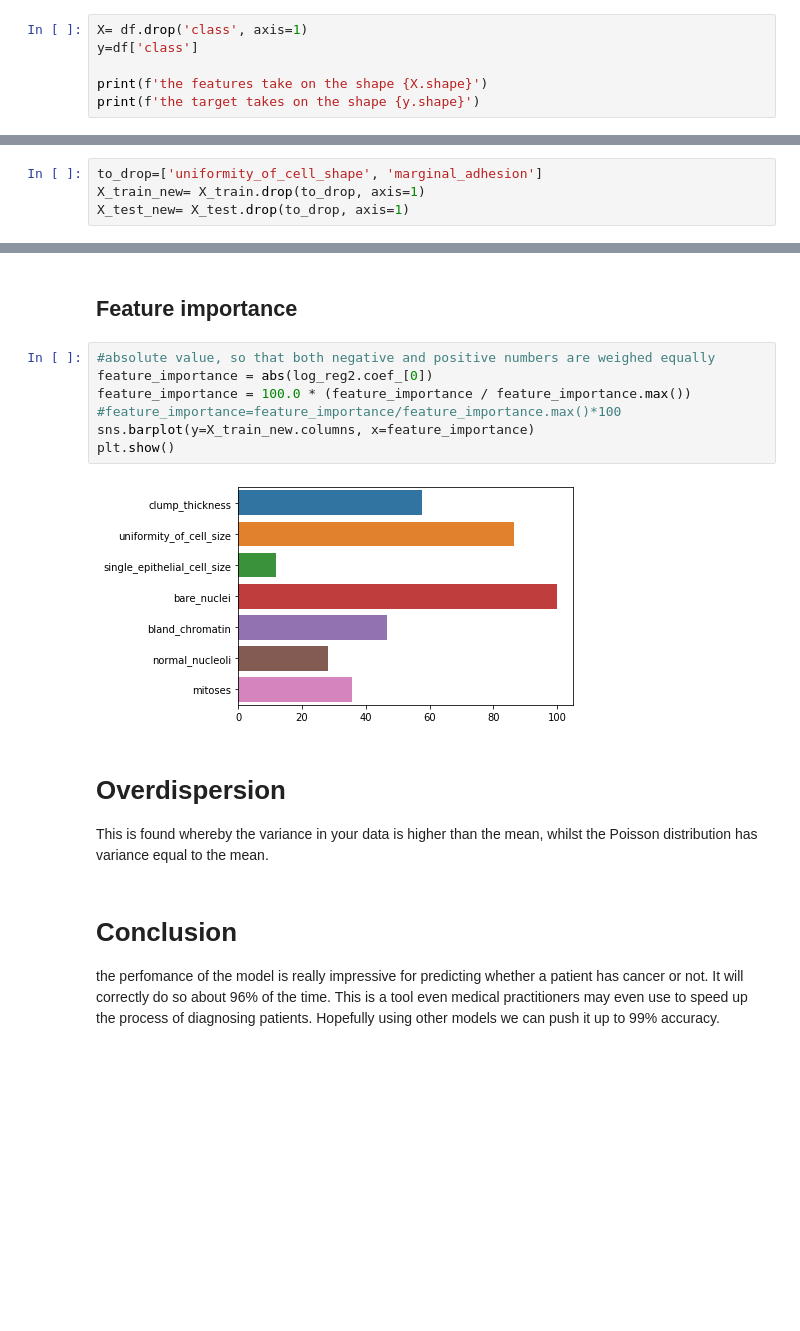
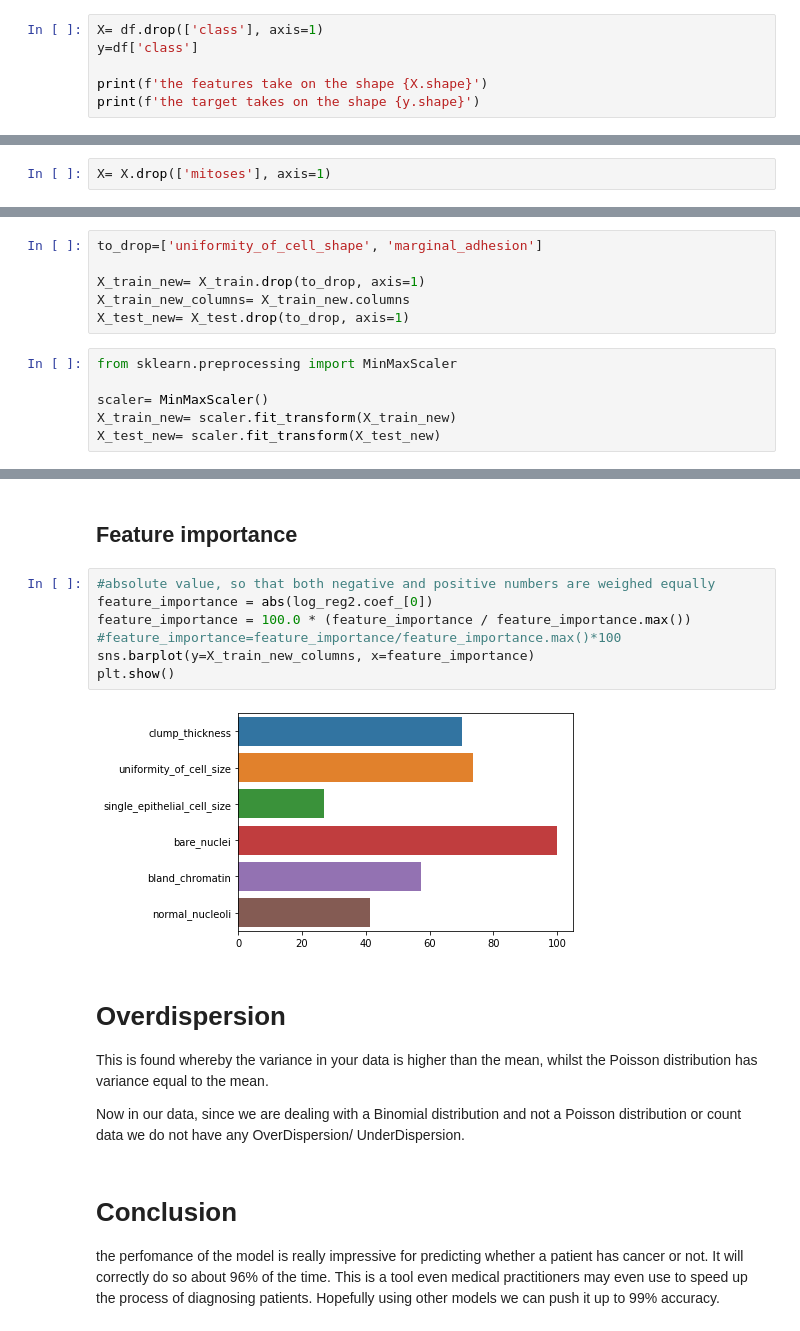
Before and after one commit to masaimahapa/breast-cancer-prediction, a Jupyter notebook: breast cancer.ipynb, the cells around one changed output, grey strips where cells are left out. Drawn from its saved outputs; the diff is of its cells as text; blank space fills up the shorter version.

```diff
--- a/breast cancer.ipynb
+++ b/breast cancer.ipynb
@@ -111,7 +111,7 @@ Looking at the basic stats presented above, all the values range from 1-10 so th
 # %% [markdown]
 ## Split the features from the target variable
 # %%
-X= df.drop('class', axis=1)
+X= df.drop(['class'], axis=1)
 y=df['class']
 
 print(f'the features take on the shape {X.shape}')
@@ -175,3 +168,5 @@ df.corr()
+# %%
+X= X.drop(['mitoses'], axis=1)
 # %% [markdown]
 ### split the data
 # %%
@@ -248,8 +242,16 @@ preds= result.predict(X_test)
 I'll now remove them.
 # %%
 to_drop=['uniformity_of_cell_shape', 'marginal_adhesion']
+
 X_train_new= X_train.drop(to_drop, axis=1)
+X_train_new_columns= X_train_new.columns
 X_test_new= X_test.drop(to_drop, axis=1)
+# %%
+from sklearn.preprocessing import MinMaxScaler
+
+scaler= MinMaxScaler()
+X_train_new= scaler.fit_transform(X_train_new)
+X_test_new= scaler.fit_transform(X_test_new)
 # %%
 stats_log_reg= sm.Logit(y_train, X_train_new)
 result2= stats_log_reg.fit()
@@ -359,16 +360,18 @@ from the ROC curve plotted above, it is seen that once our recall rate climbs ab
 # %%
 #absolute value, so that both negative and positive numbers are weighed equally
 feature_importance = abs(log_reg2.coef_[0])
 feature_importance = 100.0 * (feature_importance / feature_importance.max())
 #feature_importance=feature_importance/feature_importance.max()*100
-sns.barplot(y=X_train_new.columns, x=feature_importance)
+sns.barplot(y=X_train_new_columns, x=feature_importance)
 plt.show()
 # %% [output]
-[figure, old version]
+[figure, new version]
 # %% [markdown]
 # Overdispersion
 
 This is found whereby the variance in your data is higher than the mean, whilst the Poisson distribution has variance equal to the mean.
+
+Now in our data, since we are dealing with a Binomial distribution and not a Poisson distribution or count data we do not have any OverDispersion/ UnderDispersion.
 # %% [markdown]
 # Conclusion
 the perfomance of the model is really impressive for predicting whether a patient has cancer or not. It will correctly do so about 96% of the time. This is a tool even medical practitioners may even use to speed up the process of diagnosing patients. Hopefully using other models we can push it up to 99% accuracy.
```
Also changed, not shown: parts of 12 cells of this notebook.
